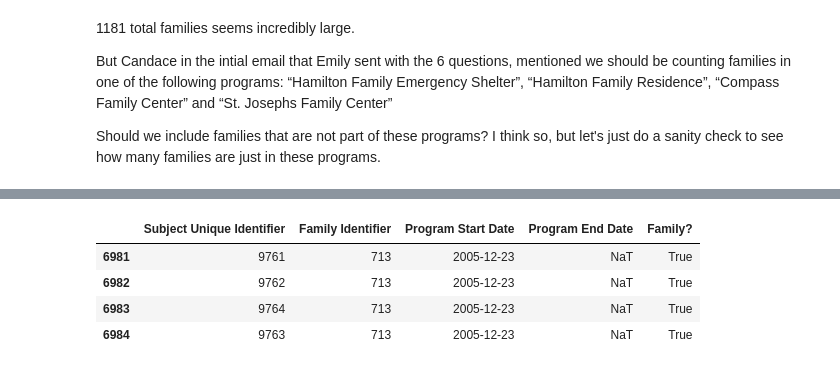
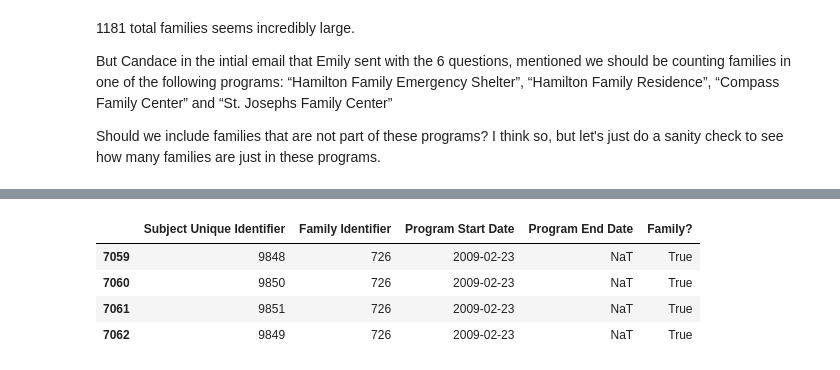
Before and after one commit to carlshan/sf-homelessness, a Jupyter notebook: exploration/2014-11-04-metrics [Carl].ipynb, the cells around one changed output, grey strips where cells are left out. Drawn from its saved outputs; the diff is of its cells as text; code cells hidden in the pictures.

```diff
--- a/exploration/2014-11-04-metrics [Carl].ipynb
+++ b/exploration/2014-11-04-metrics [Carl].ipynb
@@ -78,10 +104,13 @@ len(individuals_in_programs['Family Identifier'].unique())
 # %%
 # Checking some of these families
 # There seem to be many
-all_individuals_still_in_shelter[all_individuals_still_in_shelter['Family Identifier'] == all_families[88]][columns]
+
+# Family identifier 713 seems to have been in the shelters for quite a while.
+# I'm assuming this is an error.
+all_individuals_in_families[all_individuals_in_families['Family Identifier'] == all_families[99]][columns]
 # %% [output]
 |  | Subject Unique Identifier | Family Identifier | Program Start Date | Program End Date | Family? |
-| 6981 | 9761 | 713 | 2005-12-23 | NaT | True |
-| 6982 | 9762 | 713 | 2005-12-23 | NaT | True |
-| 6983 | 9764 | 713 | 2005-12-23 | NaT | True |
-| 6984 | 9763 | 713 | 2005-12-23 | NaT | True |
+| 7059 | 9848 | 726 | 2009-02-23 | NaT | True |
+| 7060 | 9850 | 726 | 2009-02-23 | NaT | True |
+| 7061 | 9851 | 726 | 2009-02-23 | NaT | True |
+| 7062 | 9849 | 726 | 2009-02-23 | NaT | True |
```
Also changed, not shown: parts of 62 cells of this notebook.
